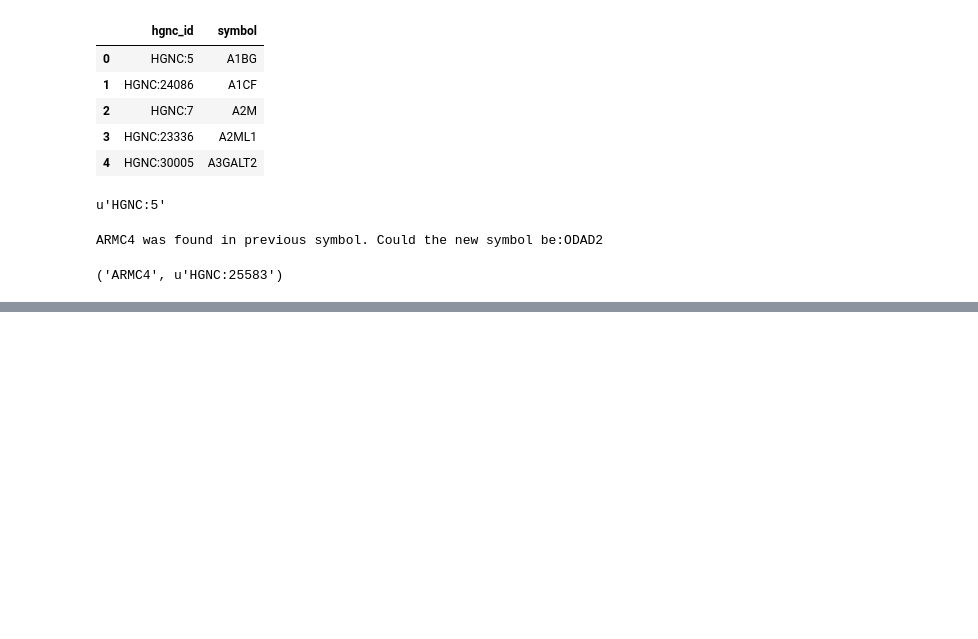
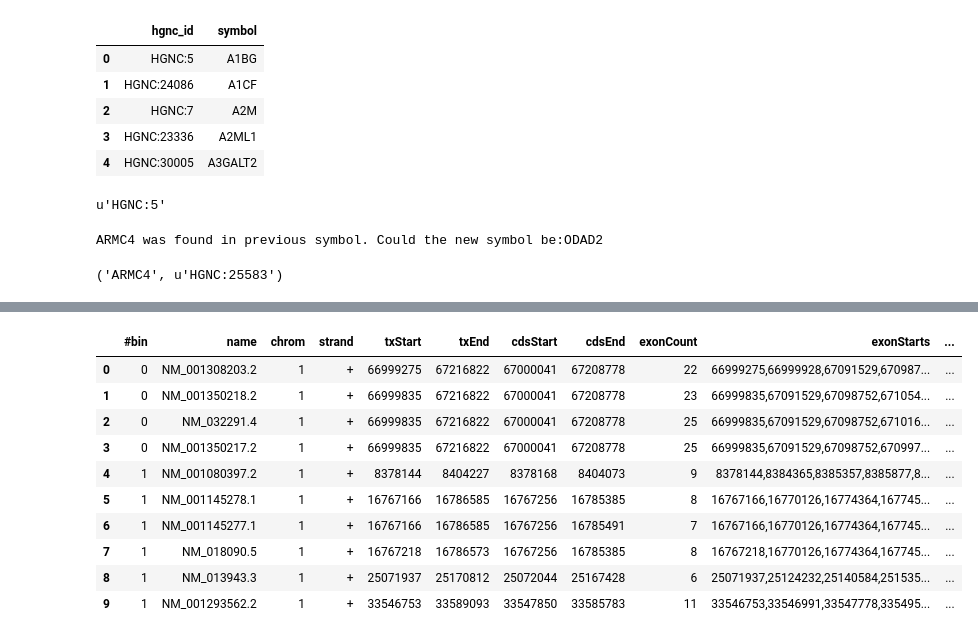
Before and after one commit to oyvindbusk/furry-couscous, a Jupyter notebook: Untitled.ipynb, the cells around one changed output, grey strips where cells are left out. Cells and saved outputs as stored; diff of their text form; code cells hidden in the pictures; blank space fills up the shorter version.

```diff
--- a/Untitled.ipynb
+++ b/Untitled.ipynb
@@ -60,0 +82,14 @@ ARMC4 was found in previous symbol. Could the new symbol be:ODAD2
+# %%
+df2
+# %% [output]
+|  | #bin | name | chrom | strand | txStart | txEnd | cdsStart | cdsEnd | exonCount | exonStarts | ... |
+| 0 | 0 | NM_001308203.2 | 1 | + | 66999275 | 67216822 | 67000041 | 67208778 | 22 | 66999275,66999928,67091529,670987... | ... |
+| 1 | 0 | NM_001350218.2 | 1 | + | 66999835 | 67216822 | 67000041 | 67208778 | 23 | 66999835,67091529,67098752,671054... | ... |
+| 2 | 0 | NM_032291.4 | 1 | + | 66999835 | 67216822 | 67000041 | 67208778 | 25 | 66999835,67091529,67098752,671016... | ... |
+| 3 | 0 | NM_001350217.2 | 1 | + | 66999835 | 67216822 | 67000041 | 67208778 | 25 | 66999835,67091529,67098752,670997... | ... |
+| 4 | 1 | NM_001080397.2 | 1 | + | 8378144 | 8404227 | 8378168 | 8404073 | 9 | 8378144,8384365,8385357,8385877,8... | ... |
+| 5 | 1 | NM_001145278.1 | 1 | + | 16767166 | 16786585 | 16767256 | 16785385 | 8 | 16767166,16770126,16774364,167745... | ... |
+| 6 | 1 | NM_001145277.1 | 1 | + | 16767166 | 16786585 | 16767256 | 16785491 | 7 | 16767166,16770126,16774364,167745... | ... |
+| 7 | 1 | NM_018090.5 | 1 | + | 16767218 | 16786573 | 16767256 | 16785385 | 8 | 16767218,16770126,16774364,167745... | ... |
+| 8 | 1 | NM_013943.3 | 1 | + | 25071937 | 25170812 | 25072044 | 25167428 | 6 | 25071937,25124232,25140584,251535... | ... |
+| 9 | 1 | NM_001293562.2 | 1 | + | 33546753 | 33589093 | 33547850 | 33585783 | 11 | 33546753,33546991,33547778,335495... | ... |
```
Also changed, not shown: parts of 5 cells of this notebook, 13 other files.
